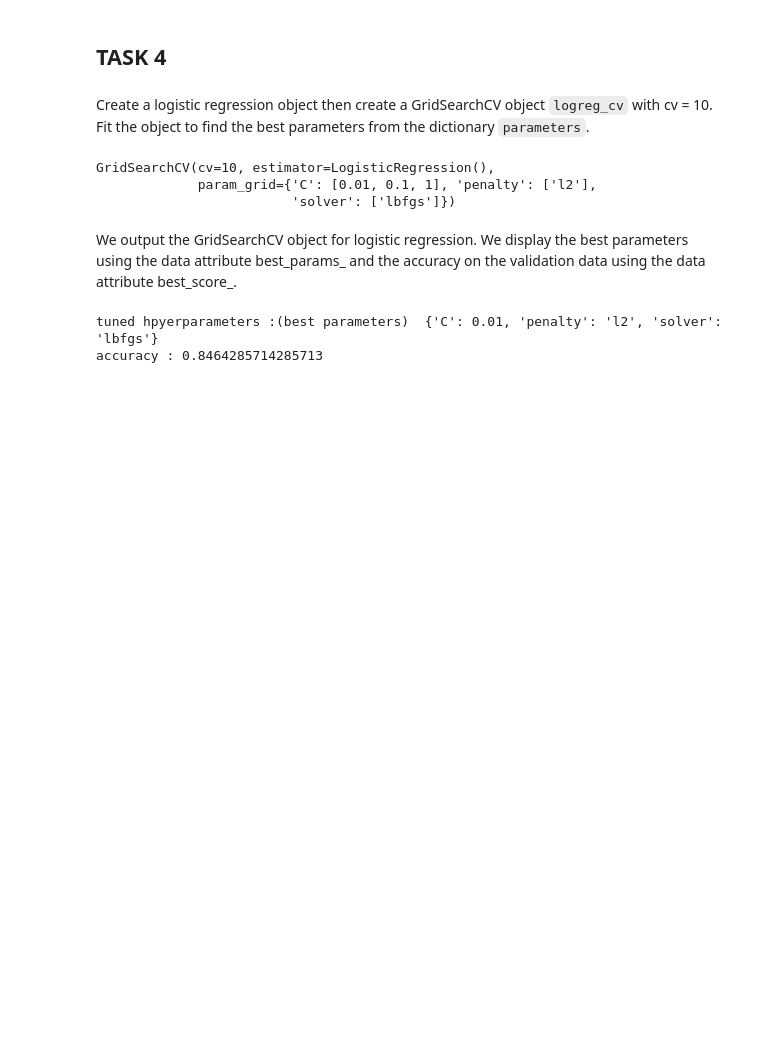
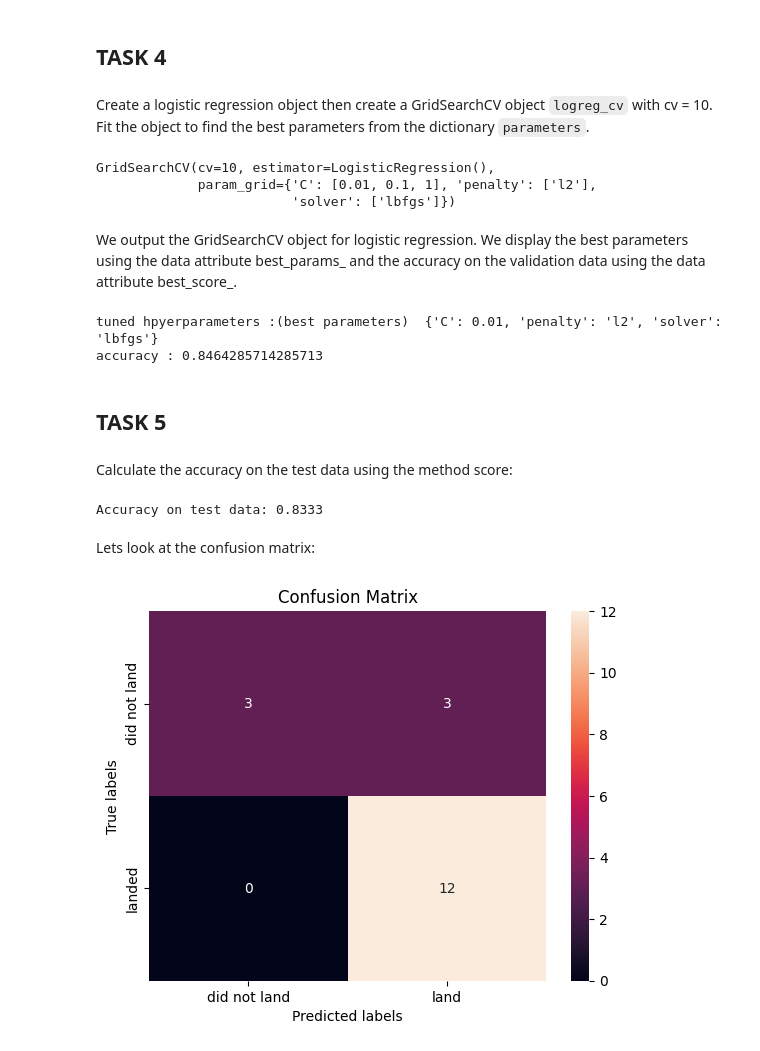
Before and after one commit to reemaratnani/Space-X_Falcon-9, a Jupyter notebook: SpaceX_Machine_Learning Prediction_Part_5-1.ipynb, the cells around one changed output. Cells and saved outputs as stored; diff of their text form; code cells hidden in the pictures; blank space fills up the shorter version.

```diff
--- a/SpaceX_Machine_Learning Prediction_Part_5-1.ipynb
+++ b/SpaceX_Machine_Learning Prediction_Part_5-1.ipynb
@@ -172,3 +172,19 @@ print("accuracy :",logreg_cv.best_score_)
 # %% [output]
 tuned hpyerparameters :(best parameters)  {'C': 0.01, 'penalty': 'l2', 'solver': 'lbfgs'}
 accuracy : 0.8464285714285713
+# %% [markdown]
+## TASK  5
+# %% [markdown]
+Calculate the accuracy on the test data using the method score:
+# %%
+test_accuracy = logreg_cv.score(X_test, Y_test)
+print(f"Accuracy on test data: {test_accuracy:.4f}")
+# %% [output]
+Accuracy on test data: 0.8333
+# %% [markdown]
+Lets look at the confusion matrix:
+# %%
+yhat=logreg_cv.predict(X_test)
+plot_confusion_matrix(Y_test,yhat)
+# %% [output]
+[figure, added]
```
